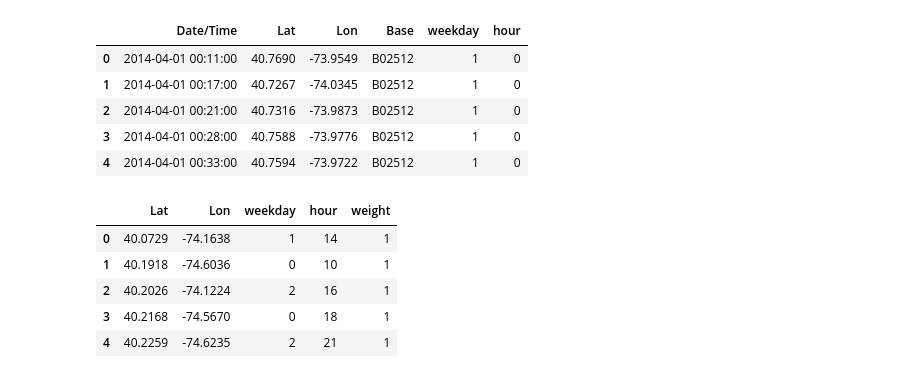
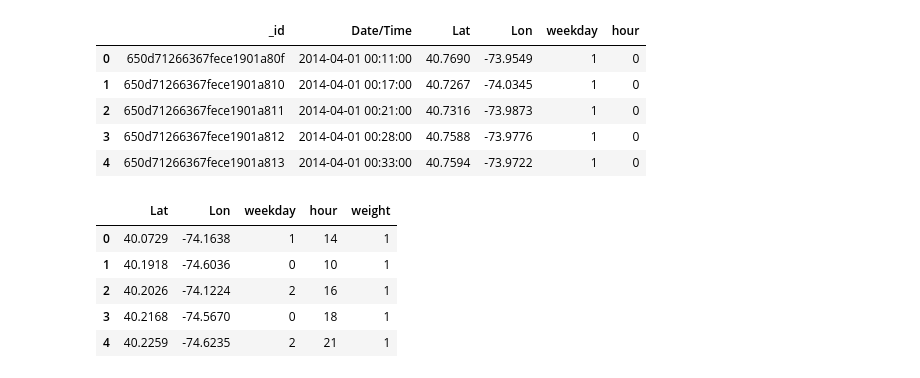
Before and after one commit to ChamaliVishmani/Next-Trip, a Jupyter notebook: flask_LocationModel/notebooks/Maps_Model.ipynb, the cells around one changed output. Saved outputs shown, nothing was run; the diff lists cells and outputs as text; code cells hidden in the pictures.

Commit message:
use mongodb rides data to train model

```diff
--- a/flask_LocationModel/notebooks/Maps_Model.ipynb
+++ b/flask_LocationModel/notebooks/Maps_Model.ipynb
@@ -4,0 +25,8 @@ import matplotlib.pyplot as plt
+# %%
+db = client['rides']
+collection = db['rides_data']
+# %%
+# Retrieve the JSON data from MongoDB
+data = list(collection.find({}))
+data_df = pd.DataFrame(data)
+data_df.head()
@@ -19,16 +45,16 @@ df = pd.DataFrame(data)
 # %%
 # Preprocess the data
-data['Date/Time'] = pd.to_datetime(data['Date/Time'])
+data_df['Date/Time'] = pd.to_datetime(data_df['Date/Time'])
 # %%
 # Feature Engineering
-data['weekday'] = data['Date/Time'].dt.weekday
-data['hour'] = data['Date/Time'].dt.hour
+data_df['weekday'] = data_df['Date/Time'].dt.weekday
+data_df['hour'] = data_df['Date/Time'].dt.hour
 # %%
-data.head()
+data_df.head()
 # %% [output]
-|  | Date/Time | Lat | Lon | Base | weekday | hour |
-| 0 | 2014-04-01 00:11:00 | 40.7690 | -73.9549 | B02512 | 1 | 0 |
-| 1 | 2014-04-01 00:17:00 | 40.7267 | -74.0345 | B02512 | 1 | 0 |
-| 2 | 2014-04-01 00:21:00 | 40.7316 | -73.9873 | B02512 | 1 | 0 |
-| 3 | 2014-04-01 00:28:00 | 40.7588 | -73.9776 | B02512 | 1 | 0 |
-| 4 | 2014-04-01 00:33:00 | 40.7594 | -73.9722 | B02512 | 1 | 0 |
+|  | _id | Date/Time | Lat | Lon | weekday | hour |
+| 0 | 650d71266367fece1901a80f | 2014-04-01 00:11:00 | 40.7690 | -73.9549 | 1 | 0 |
+| 1 | 650d71266367fece1901a810 | 2014-04-01 00:17:00 | 40.7267 | -74.0345 | 1 | 0 |
+| 2 | 650d71266367fece1901a811 | 2014-04-01 00:21:00 | 40.7316 | -73.9873 | 1 | 0 |
+| 3 | 650d71266367fece1901a812 | 2014-04-01 00:28:00 | 40.7588 | -73.9776 | 1 | 0 |
+| 4 | 650d71266367fece1901a813 | 2014-04-01 00:33:00 | 40.7594 | -73.9722 | 1 | 0 |
```
Also changed, not shown: parts of 15 cells of this notebook, 5 other files.
